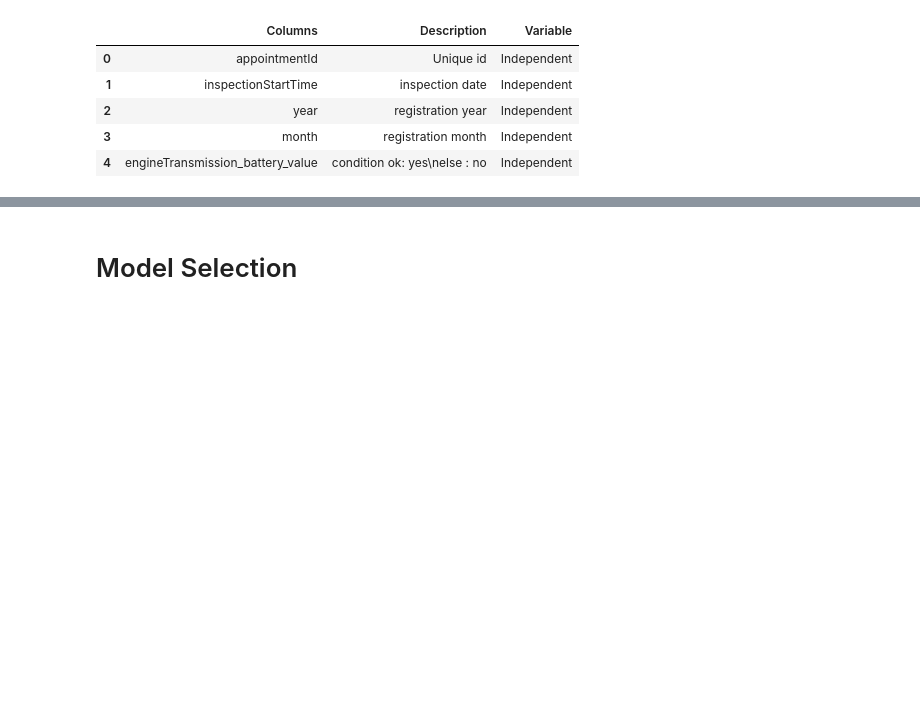
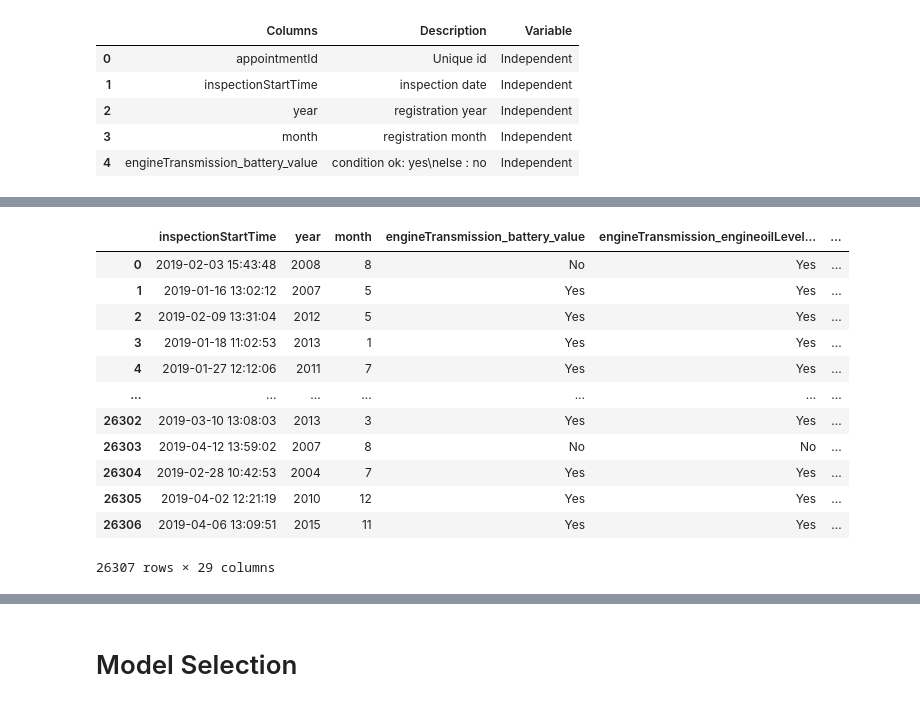
Before and after one commit to indhra/ML_Learnings, a Jupyter notebook: cars24/assignment_1.ipynb, the cells around one changed output, grey strips where cells are left out. Cells and saved outputs as stored; diff of their text form; code cells hidden in the pictures; blank space fills up the shorter version.

```diff
--- a/cars24/assignment_1.ipynb
+++ b/cars24/assignment_1.ipynb
@@ -45,0 +101,4 @@ engine_df.describe()
+# %%
+#check for nan values and its percentage
+missing_perc = (df_filtr.isna().sum()/ df_filtr.shape[0])*100
+missing_perc
@@ -45,0 +118,6 @@ engine_df.describe()
+# %%
+# filter the columns with more than 50% of nan/missing values
+# and remove these columns as they don't hold any significant info
+## HERE 50% is INDUSTRY standards
+missing_perc_80 = missing_perc[missing_perc > 80]
+missing_perc_80
@@ -45,0 +144,17 @@ engine_df.describe()
+# %%
+df_filtr = df_filtr.drop( missing_perc_80.index.tolist(), axis=1)
+df_filtr
+# %% [output]
+|  | inspectionStartTime | year | month | engineTransmission_battery_value | engineTransmission_engineoilLevel... | ... |
+| 0 | 2019-02-03 15:43:48 | 2008 | 8 | No | Yes | ... |
+| 1 | 2019-01-16 13:02:12 | 2007 | 5 | Yes | Yes | ... |
+| 2 | 2019-02-09 13:31:04 | 2012 | 5 | Yes | Yes | ... |
+| 3 | 2019-01-18 11:02:53 | 2013 | 1 | Yes | Yes | ... |
+| 4 | 2019-01-27 12:12:06 | 2011 | 7 | Yes | Yes | ... |
+| ... | ... | ... | ... | ... | ... | ... |
+| 26302 | 2019-03-10 13:08:03 | 2013 | 3 | Yes | Yes | ... |
+| 26303 | 2019-04-12 13:59:02 | 2007 | 8 | No | No | ... |
+| 26304 | 2019-02-28 10:42:53 | 2004 | 7 | Yes | Yes | ... |
+| 26305 | 2019-04-02 12:21:19 | 2010 | 12 | Yes | Yes | ... |
+| 26306 | 2019-04-06 13:09:51 | 2015 | 11 | Yes | Yes | ... |
+26307 rows × 29 columns
```
Also changed, not shown: parts of 18 cells of this notebook, 8 other files.
